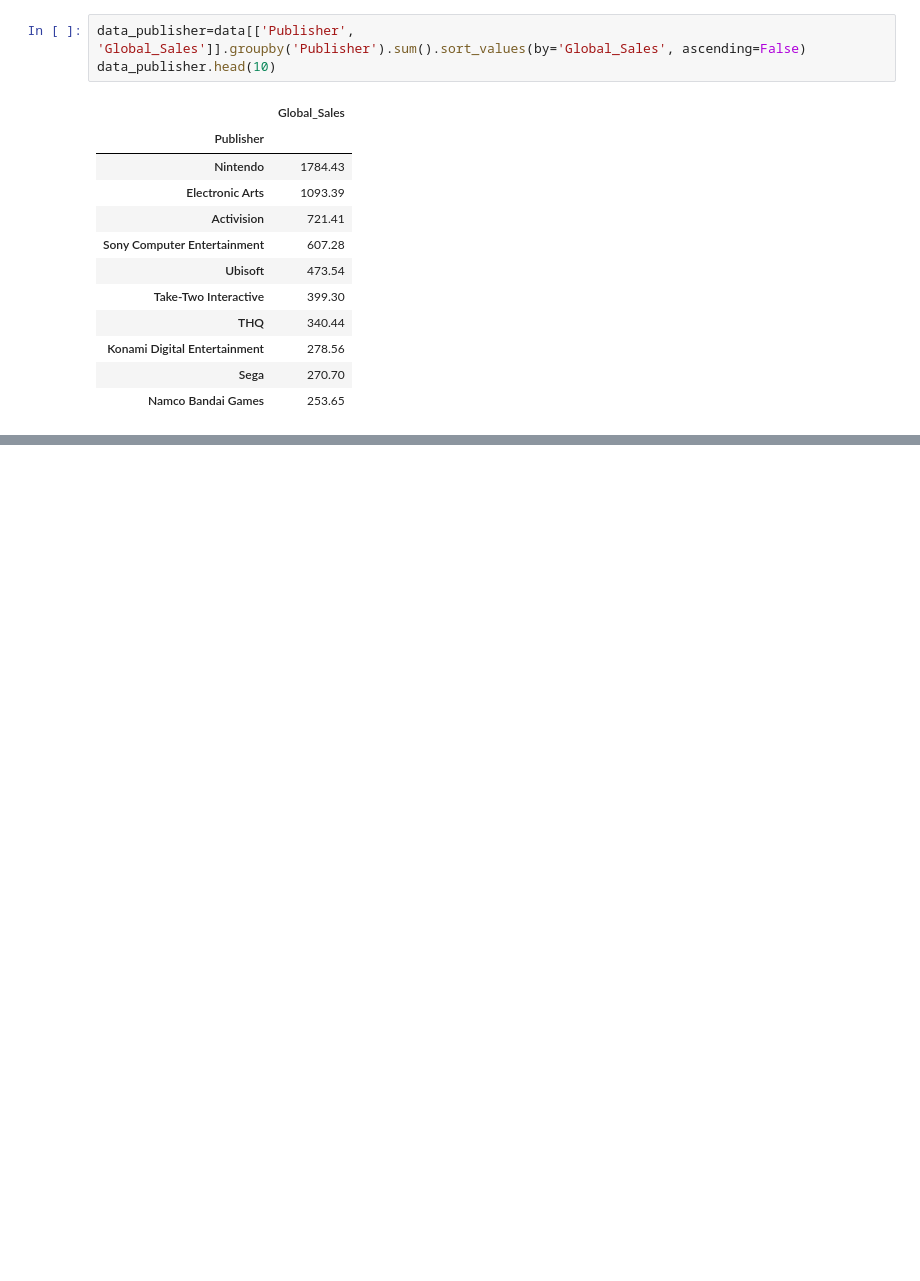
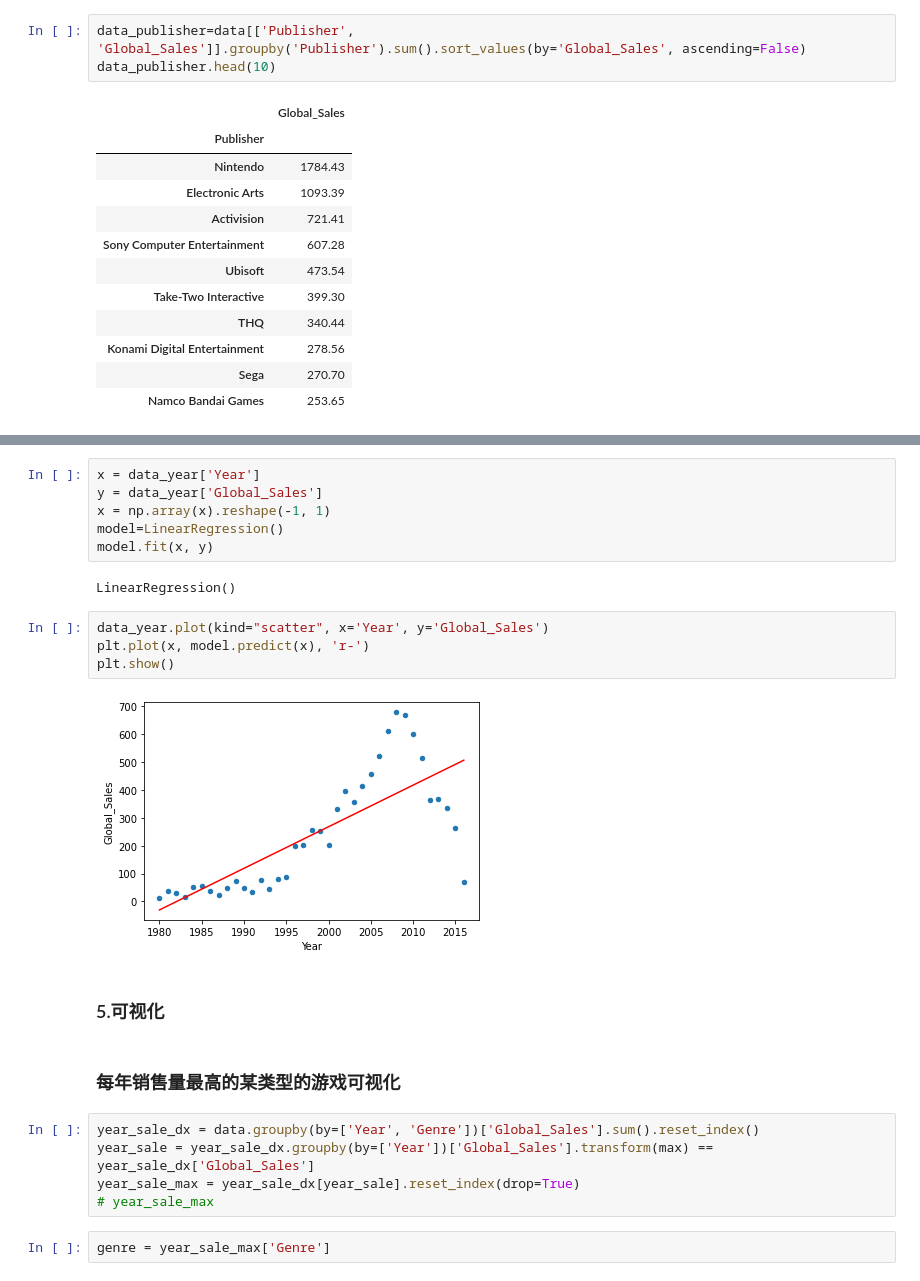
Before and after one commit to tenkeyseven/DataMining-Course-of-BIT, a Jupyter notebook: Assignments-3/video-game-sales.ipynb, the cells around one changed output, grey strips where cells are left out. Drawn from its saved outputs; the diff is of its cells as text; blank space fills up the shorter version.

```diff
--- a/Assignments-3/video-game-sales.ipynb
+++ b/Assignments-3/video-game-sales.ipynb
@@ -132,0 +143,25 @@ data_publisher.head(10)
+# %%
+x = data_year['Year']
+y = data_year['Global_Sales']
+x = np.array(x).reshape(-1, 1)
+model=LinearRegression()
+model.fit(x, y)
+# %% [output]
+LinearRegression()
+# %%
+data_year.plot(kind="scatter", x='Year', y='Global_Sales')
+plt.plot(x, model.predict(x), 'r-')
+plt.show()
+# %% [output]
+[figure, added]
+# %% [markdown]
+### 5.可视化
+# %% [markdown]
+### 每年销售量最高的某类型的游戏可视化
+# %%
+year_sale_dx = data.groupby(by=['Year', 'Genre'])['Global_Sales'].sum().reset_index()
+year_sale = year_sale_dx.groupby(by=['Year'])['Global_Sales'].transform(max) == year_sale_dx['Global_Sales']
+year_sale_max = year_sale_dx[year_sale].reset_index(drop=True)
+# year_sale_max
+# %%
+genre = year_sale_max['Genre']
```
Also changed, not shown: parts of 8 cells of this notebook.
